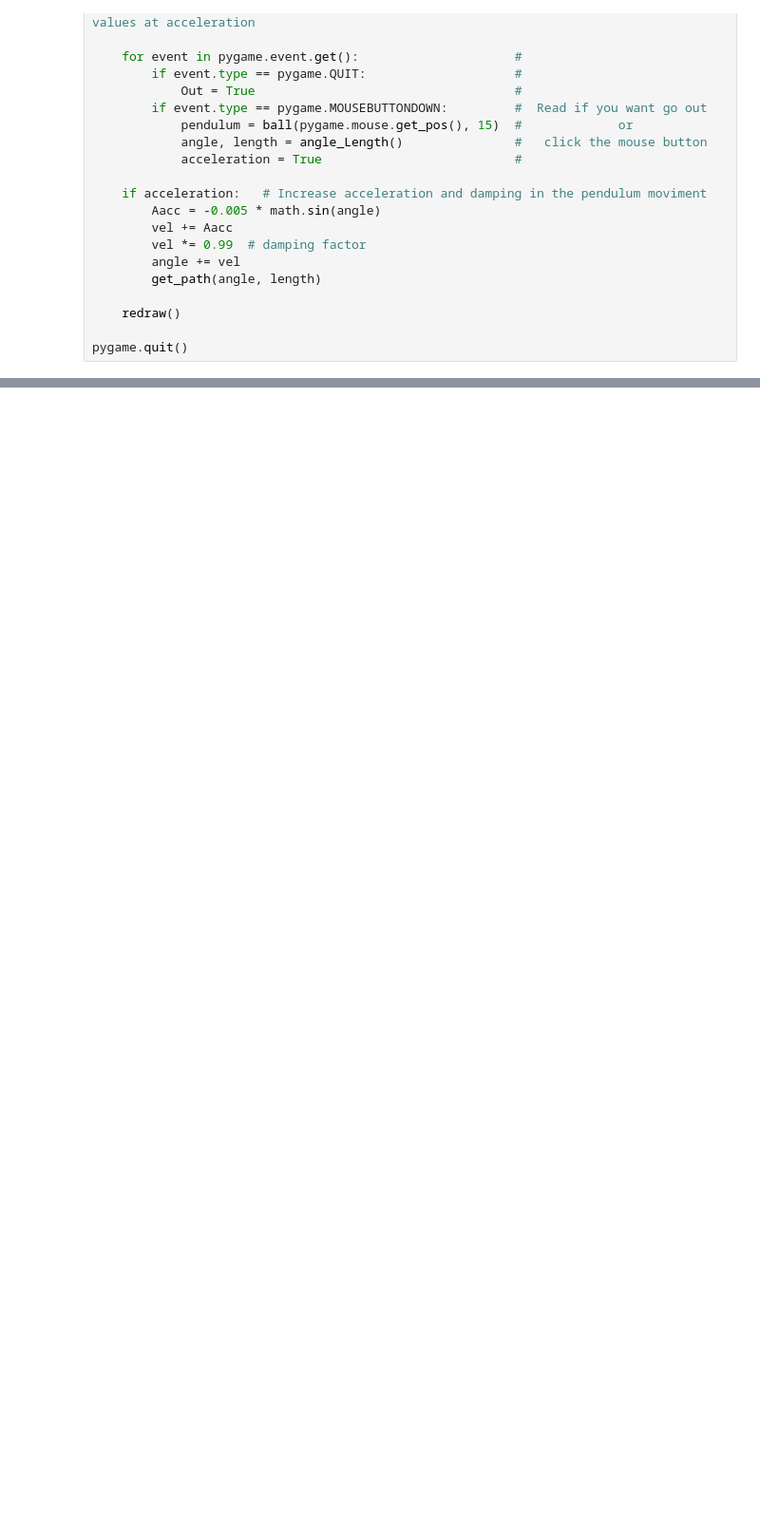
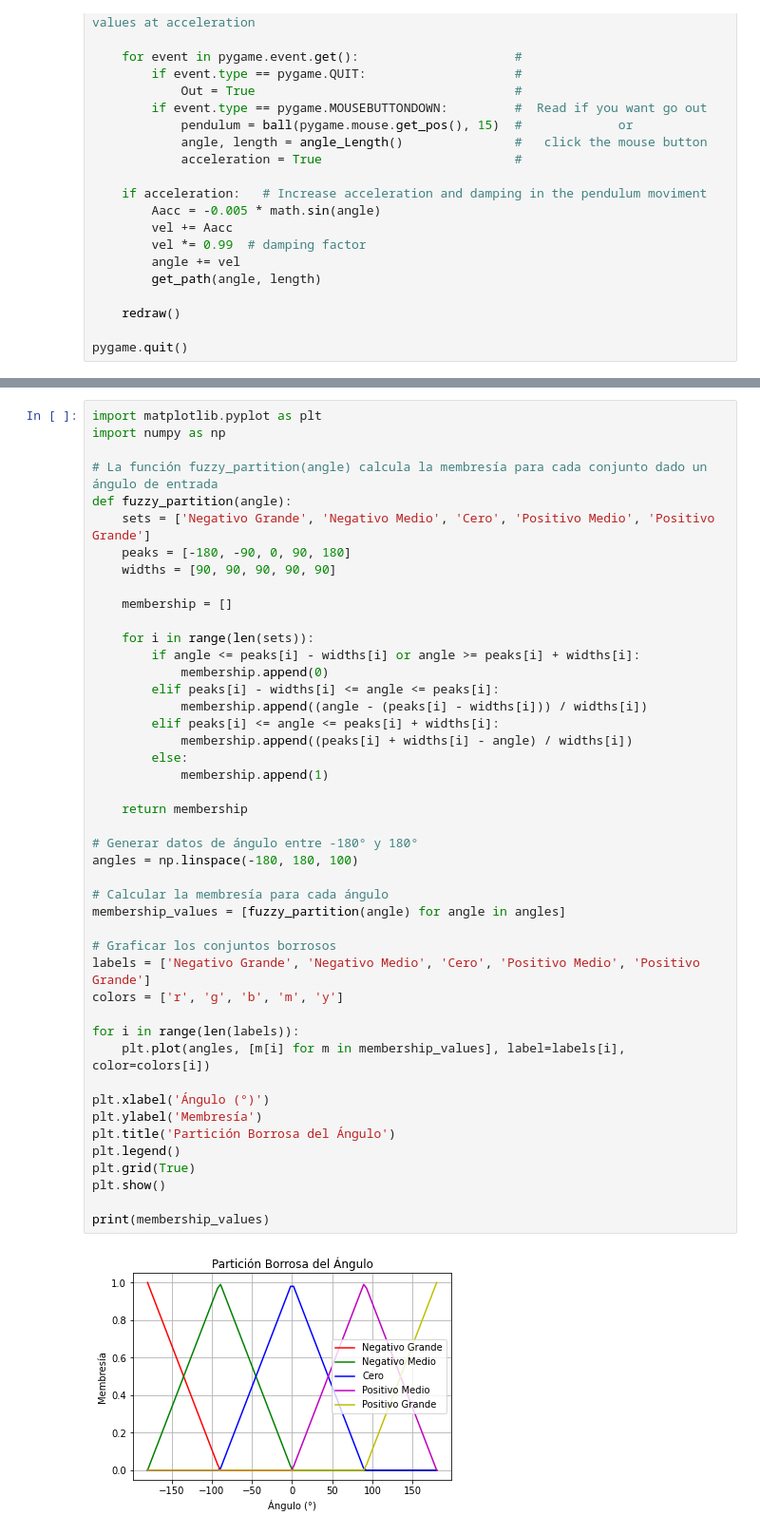
Before and after one commit to mabustillo14/IA2-2023, a Jupyter notebook: Trabajo_Practico_2/Ej3_LogicaDifusa/pruebas.ipynb, the cells around one changed output, grey strips where cells are left out. Shown: that part at 95% size. Drawn from its saved outputs; the diff is of its cells as text; blank space fills up the shorter version.

```diff
--- a/Trabajo_Practico_2/Ej3_LogicaDifusa/pruebas.ipynb
+++ b/Trabajo_Practico_2/Ej3_LogicaDifusa/pruebas.ipynb
@@ -199,0 +613,47 @@ pygame.quit()
+# %%
+import matplotlib.pyplot as plt
+import numpy as np
+
+# La función fuzzy_partition(angle) calcula la membresía para cada conjunto dado un ángulo de entrada
+def fuzzy_partition(angle):
+    sets = ['Negativo Grande', 'Negativo Medio', 'Cero', 'Positivo Medio', 'Positivo Grande']
+    peaks = [-180, -90, 0, 90, 180]
+    widths = [90, 90, 90, 90, 90]
+
+    membership = []
+
+    for i in range(len(sets)):
+        if angle <= peaks[i] - widths[i] or angle >= peaks[i] + widths[i]:
+            membership.append(0)
+        elif peaks[i] - widths[i] <= angle <= peaks[i]:
+            membership.append((angle - (peaks[i] - widths[i])) / widths[i])
+        elif peaks[i] <= angle <= peaks[i] + widths[i]:
+            membership.append((peaks[i] + widths[i] - angle) / widths[i])
+        else:
+            membership.append(1)
+
+    return membership
+
+# Generar datos de ángulo entre -180° y 180°
+angles = np.linspace(-180, 180, 100)
+
+# Calcular la membresía para cada ángulo
+membership_values = [fuzzy_partition(angle) for angle in angles]
+
+# Graficar los conjuntos borrosos
+labels = ['Negativo Grande', 'Negativo Medio', 'Cero', 'Positivo Medio', 'Positivo Grande']
+colors = ['r', 'g', 'b', 'm', 'y']
+
+for i in range(len(labels)):
+    plt.plot(angles, [m[i] for m in membership_values], label=labels[i], color=colors[i])
+
+plt.xlabel('Ángulo (°)')
+plt.ylabel('Membresía')
+plt.title('Partición Borrosa del Ángulo')
+plt.legend()
+plt.grid(True)
+plt.show()
+
+print(membership_values)
+# %% [output]
+[figure, added]
```
Also changed, not shown: parts of 9 cells of this notebook, 2 other files.
